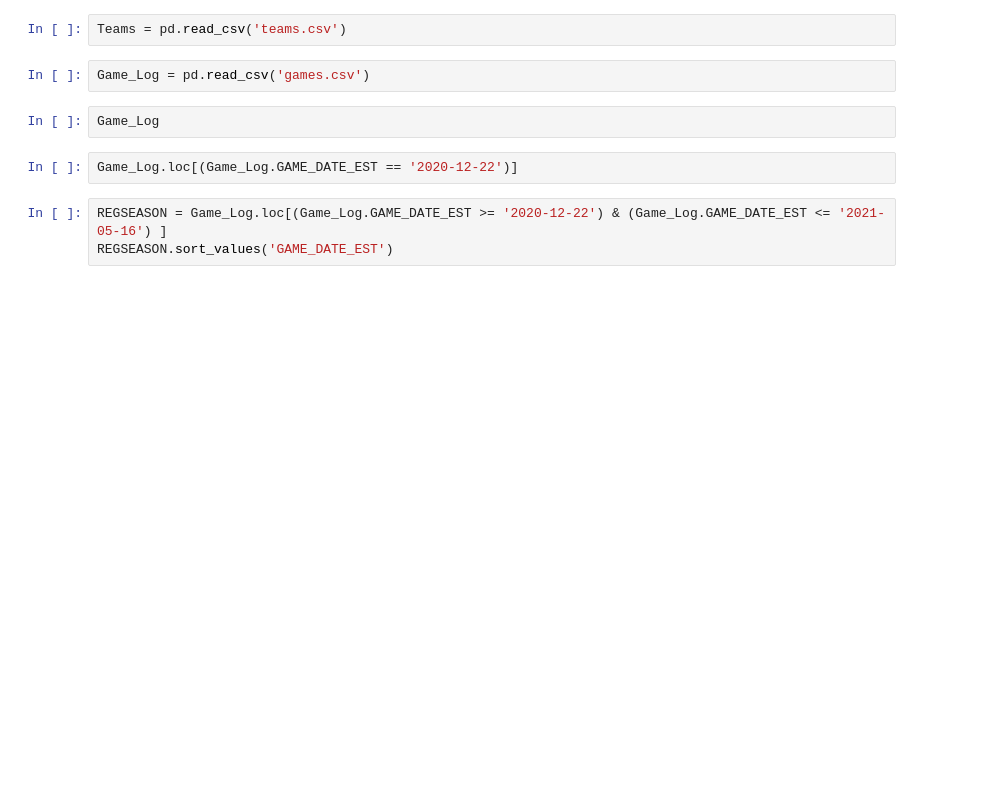
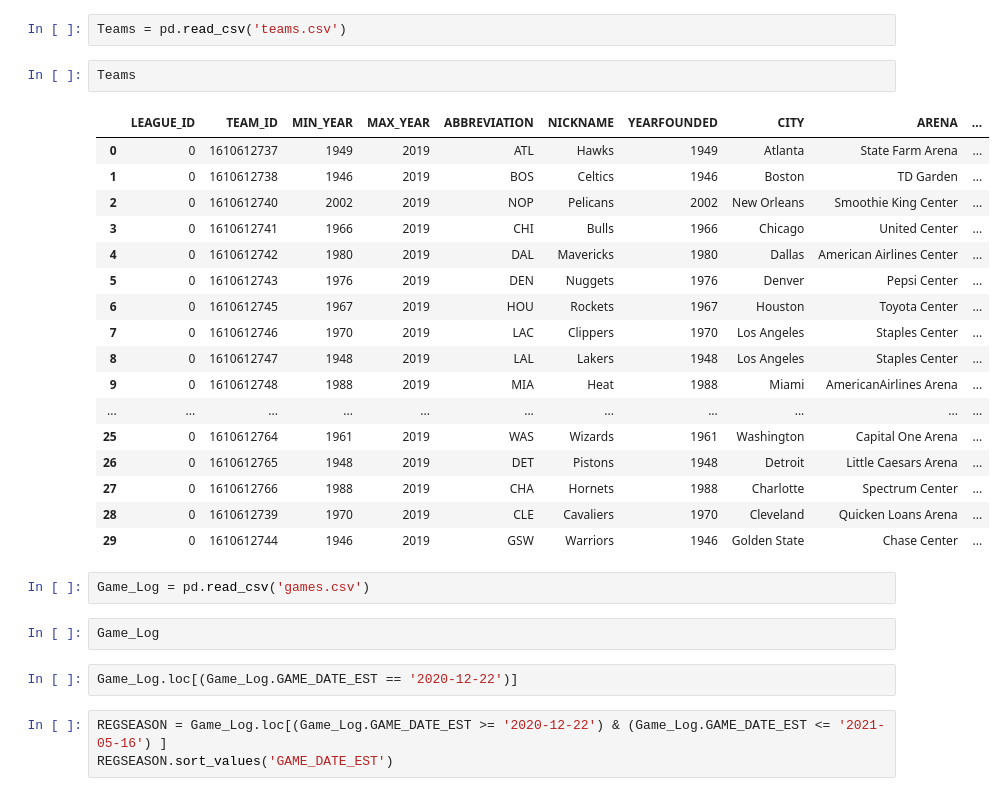
Before and after one commit to Tjglynn45/NBA_Vegas_Predictions, a Jupyter notebook: NBA VEGAS PREDICTIONS/Untitled.ipynb, the cells around one changed output. Cells and saved outputs as stored; diff of their text form; blank space fills up the shorter version.

```diff
--- a/NBA VEGAS PREDICTIONS/Untitled.ipynb
+++ b/NBA VEGAS PREDICTIONS/Untitled.ipynb
@@ -5,5 +26,25 @@ Team_Stats_PG
 # %%
 Teams = pd.read_csv('teams.csv')
+# %%
+Teams
+# %% [output]
+|  | LEAGUE_ID | TEAM_ID | MIN_YEAR | MAX_YEAR | ABBREVIATION | NICKNAME | YEARFOUNDED | CITY | ARENA | ... |
+| 0 | 0 | 1610612737 | 1949 | 2019 | ATL | Hawks | 1949 | Atlanta | State Farm Arena | ... |
+| 1 | 0 | 1610612738 | 1946 | 2019 | BOS | Celtics | 1946 | Boston | TD Garden | ... |
+| 2 | 0 | 1610612740 | 2002 | 2019 | NOP | Pelicans | 2002 | New Orleans | Smoothie King Center | ... |
+| 3 | 0 | 1610612741 | 1966 | 2019 | CHI | Bulls | 1966 | Chicago | United Center | ... |
+| 4 | 0 | 1610612742 | 1980 | 2019 | DAL | Mavericks | 1980 | Dallas | American Airlines Center | ... |
+| 5 | 0 | 1610612743 | 1976 | 2019 | DEN | Nuggets | 1976 | Denver | Pepsi Center | ... |
+| 6 | 0 | 1610612745 | 1967 | 2019 | HOU | Rockets | 1967 | Houston | Toyota Center | ... |
+| 7 | 0 | 1610612746 | 1970 | 2019 | LAC | Clippers | 1970 | Los Angeles | Staples Center | ... |
+| 8 | 0 | 1610612747 | 1948 | 2019 | LAL | Lakers | 1948 | Los Angeles | Staples Center | ... |
+| 9 | 0 | 1610612748 | 1988 | 2019 | MIA | Heat | 1988 | Miami | AmericanAirlines Arena | ... |
+| ... | ... | ... | ... | ... | ... | ... | ... | ... | ... | ... |
+| 25 | 0 | 1610612764 | 1961 | 2019 | WAS | Wizards | 1961 | Washington | Capital One Arena | ... |
+| 26 | 0 | 1610612765 | 1948 | 2019 | DET | Pistons | 1948 | Detroit | Little Caesars Arena | ... |
+| 27 | 0 | 1610612766 | 1988 | 2019 | CHA | Hornets | 1988 | Charlotte | Spectrum Center | ... |
+| 28 | 0 | 1610612739 | 1970 | 2019 | CLE | Cavaliers | 1970 | Cleveland | Quicken Loans Arena | ... |
+| 29 | 0 | 1610612744 | 1946 | 2019 | GSW | Warriors | 1946 | Golden State | Chase Center | ... |
 # %%
 Game_Log = pd.read_csv('games.csv')
 # %%
```
Also changed, not shown: parts of 2 cells of this notebook.
